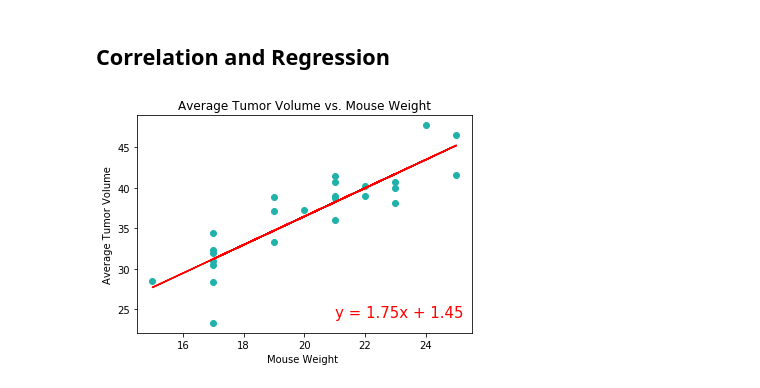
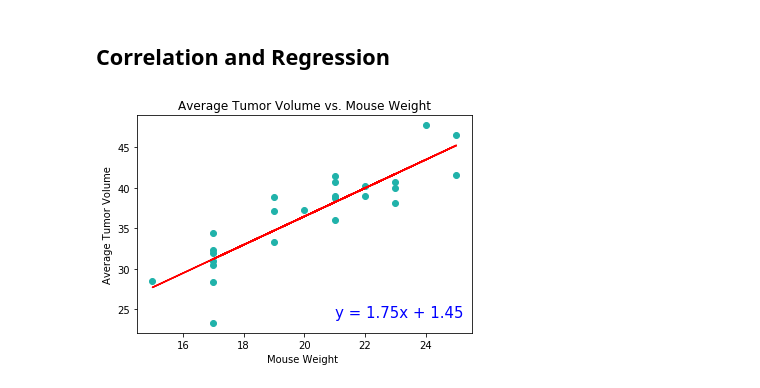
Before and after one commit to ceci-chapa/matplotlib-challenge, a Jupyter notebook: Pymaceuticals/pymaceuticals_starter.ipynb, the cells around one changed output. Saved outputs shown, nothing was run; the diff lists cells and outputs as text; code cells hidden in the pictures.

```diff
--- a/Pymaceuticals/pymaceuticals_starter.ipynb
+++ b/Pymaceuticals/pymaceuticals_starter.ipynb
@@ -398,20 +405,20 @@ Text(0, 0.5, 'Average Tumor Volume')
 # %%
 # Calculate the correlation coefficient and linear regression model
 # for mouse weight and average tumor volume for the Capomulin regimen
 x_values = capomulin_set["Weight (g)"]
 y_values = capomulin_set.groupby(["Mouse ID"]).mean()["Tumor Volume (mm3)"]
 
 (slope, intercept, rvalue, pvalue, stderr) = linregress(x_values, y_values)
 regress_values = x_values * slope + intercept
 line_eq = "y = " + str(round(slope,2)) + "x + " + str(round(intercept,2))
 plt.scatter(x_values,y_values, marker ='o', facecolors='lightseagreen')
 plt.plot(x_values,regress_values,"r-")
 
 #the numbers in the plt.annotate line (21,24) are to adjust the equation position
-plt.annotate(line_eq,(21,24),fontsize=15,color="red")
+plt.annotate(line_eq,(21,24),fontsize=15,color="blue")
 plt.title("Average Tumor Volume vs. Mouse Weight")
 plt.xlabel("Mouse Weight ")
 plt.ylabel("Average Tumor Volume")
 plt.show()
 # %% [output]
-[figure, old version]
+[figure, new version]
```
Also changed, not shown: parts of 3 cells of this notebook, 1 other file.
